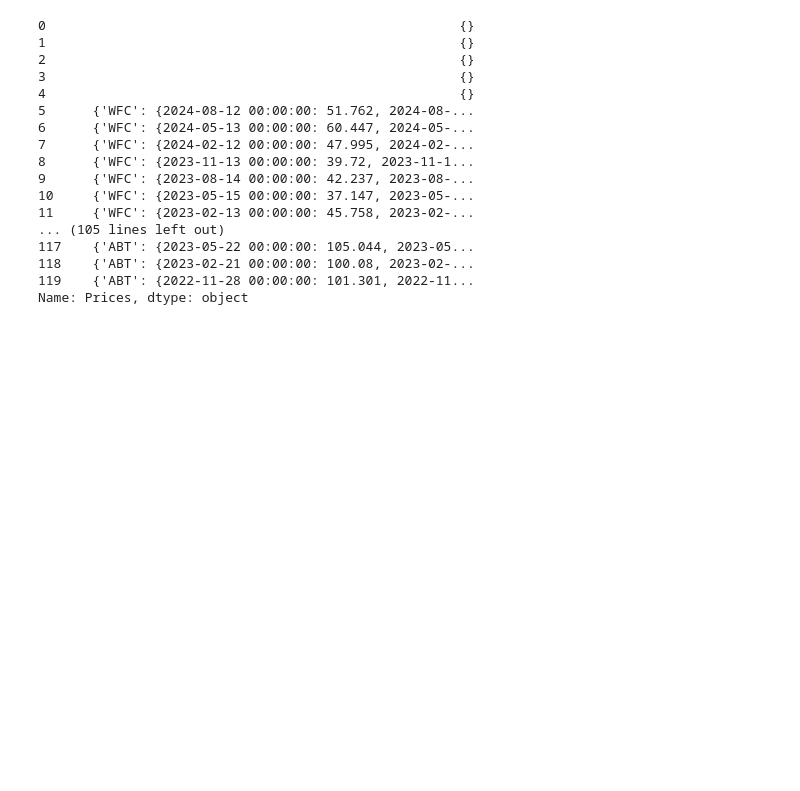
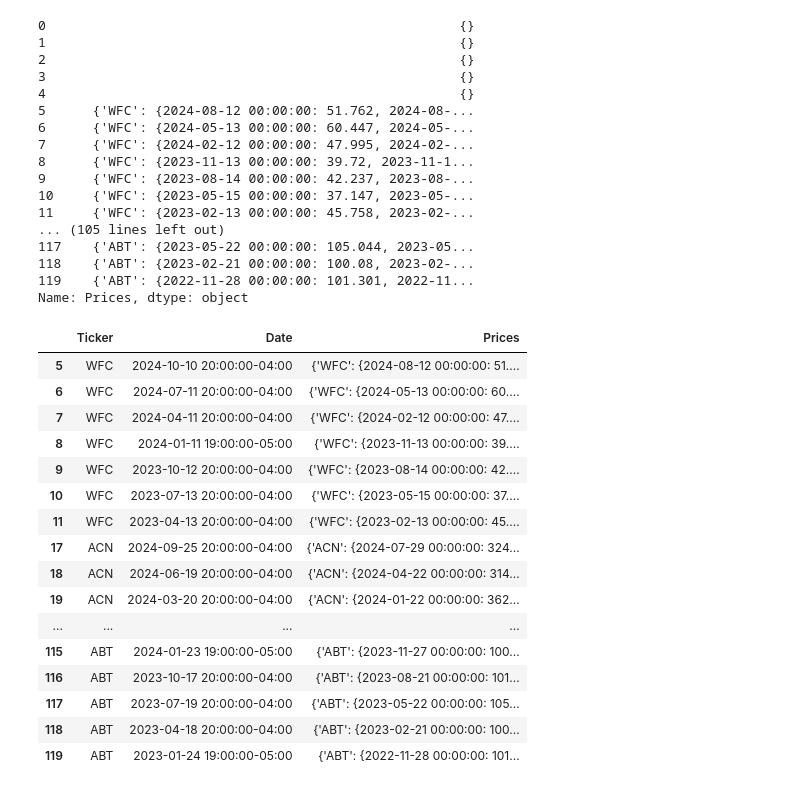
Before and after one commit to Adam-M-K/earnings-report-analysis, a Jupyter notebook: sandbox_3.ipynb, the cells around one changed output. Cells and saved outputs as stored; diff of their text form; code cells hidden in the pictures; blank space fills up the shorter version.

Commit message:
dataset cleaning
Added code for removing observations which hold empty price information

```diff
--- a/sandbox_3.ipynb
+++ b/sandbox_3.ipynb
@@ -243,3 +243,26 @@ data['Prices']
 118    {'ABT': {2023-02-21 00:00:00: 100.08, 2023-02-...
 119    {'ABT': {2022-11-28 00:00:00: 101.301, 2022-11...
 Name: Prices, dtype: object
+# %%
+# Drop rows where data['Prices'] contains an empty dictionary
+data_past = data[data['Prices'] != {}]
+# %%
+data_past
+# %% [output]
+|  | Ticker | Date | Prices |
+| 5 | WFC | 2024-10-10 20:00:00-04:00 | {'WFC': {2024-08-12 00:00:00: 51.... |
+| 6 | WFC | 2024-07-11 20:00:00-04:00 | {'WFC': {2024-05-13 00:00:00: 60.... |
+| 7 | WFC | 2024-04-11 20:00:00-04:00 | {'WFC': {2024-02-12 00:00:00: 47.... |
+| 8 | WFC | 2024-01-11 19:00:00-05:00 | {'WFC': {2023-11-13 00:00:00: 39.... |
+| 9 | WFC | 2023-10-12 20:00:00-04:00 | {'WFC': {2023-08-14 00:00:00: 42.... |
+| 10 | WFC | 2023-07-13 20:00:00-04:00 | {'WFC': {2023-05-15 00:00:00: 37.... |
+| 11 | WFC | 2023-04-13 20:00:00-04:00 | {'WFC': {2023-02-13 00:00:00: 45.... |
+| 17 | ACN | 2024-09-25 20:00:00-04:00 | {'ACN': {2024-07-29 00:00:00: 324... |
+| 18 | ACN | 2024-06-19 20:00:00-04:00 | {'ACN': {2024-04-22 00:00:00: 314... |
+| 19 | ACN | 2024-03-20 20:00:00-04:00 | {'ACN': {2024-01-22 00:00:00: 362... |
+| ... | ... | ... | ... |
+| 115 | ABT | 2024-01-23 19:00:00-05:00 | {'ABT': {2023-11-27 00:00:00: 100... |
+| 116 | ABT | 2023-10-17 20:00:00-04:00 | {'ABT': {2023-08-21 00:00:00: 101... |
+| 117 | ABT | 2023-07-19 20:00:00-04:00 | {'ABT': {2023-05-22 00:00:00: 105... |
+| 118 | ABT | 2023-04-18 20:00:00-04:00 | {'ABT': {2023-02-21 00:00:00: 100... |
+| 119 | ABT | 2023-01-24 19:00:00-05:00 | {'ABT': {2022-11-28 00:00:00: 101... |
```
